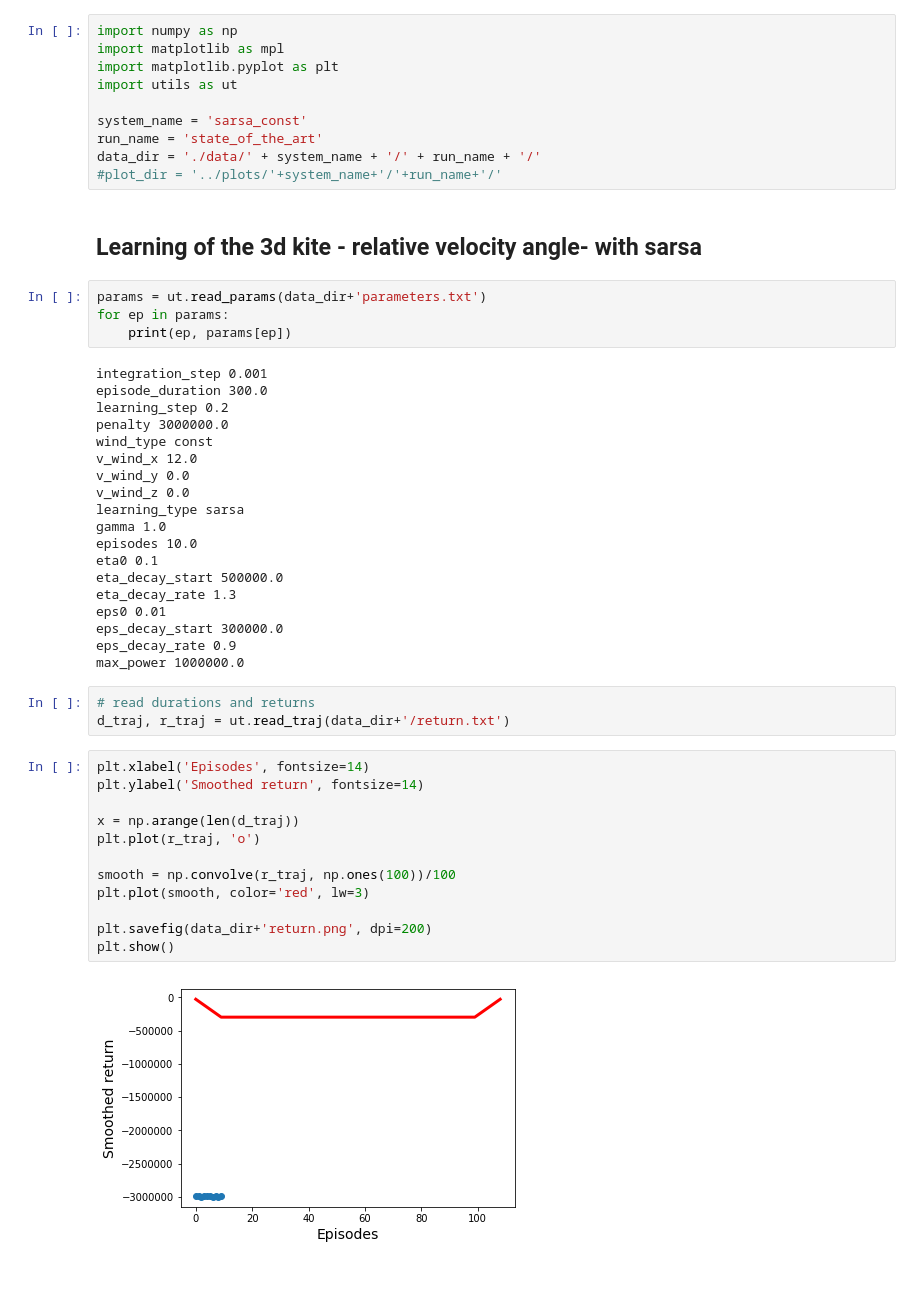
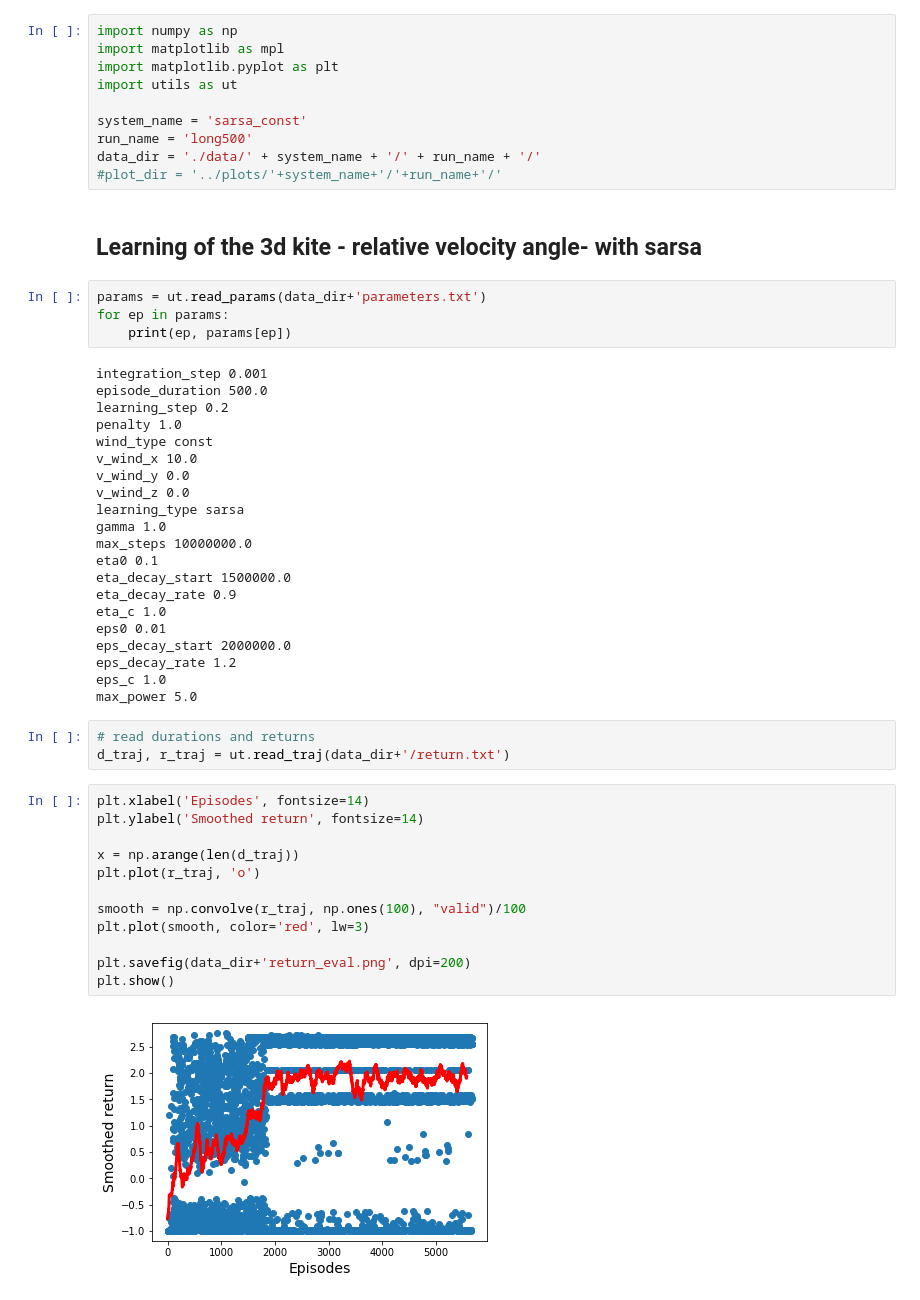
Before and after one commit to lorenzobasile/KiteRL, a Jupyter notebook: analyze_training.ipynb, the cells around one changed output. Drawn from its saved outputs; the diff is of its cells as text.

```diff
--- a/analyze_training.ipynb
+++ b/analyze_training.ipynb
@@ -5,7 +5,7 @@ import matplotlib.pyplot as plt
 import utils as ut
 
 system_name = 'sarsa_const'
-run_name = 'state_of_the_art'
+run_name = 'long500'
 data_dir = './data/' + system_name + '/' + run_name + '/'
 #plot_dir = '../plots/'+system_name+'/'+run_name+'/'
 # %% [markdown]
@@ -16,37 +16,39 @@ for ep in params:
     print(ep, params[ep])
 # %% [output]
 integration_step 0.001
-episode_duration 300.0
+episode_duration 500.0
 learning_step 0.2
-penalty 3000000.0
+penalty 1.0
 wind_type const
-v_wind_x 12.0
+v_wind_x 10.0
 v_wind_y 0.0
 v_wind_z 0.0
 learning_type sarsa
 gamma 1.0
-episodes 10.0
+max_steps 10000000.0
 eta0 0.1
-eta_decay_start 500000.0
-eta_decay_rate 1.3
+eta_decay_start 1500000.0
+eta_decay_rate 0.9
+eta_c 1.0
 eps0 0.01
-eps_decay_start 300000.0
-eps_decay_rate 0.9
-max_power 1000000.0
+eps_decay_start 2000000.0
+eps_decay_rate 1.2
+eps_c 1.0
+max_power 5.0
 # %%
 # read durations and returns
 d_traj, r_traj = ut.read_traj(data_dir+'/return.txt')
 # %%
 plt.xlabel('Episodes', fontsize=14)
 plt.ylabel('Smoothed return', fontsize=14)
 
 x = np.arange(len(d_traj))
 plt.plot(r_traj, 'o')
 
-smooth = np.convolve(r_traj, np.ones(100))/100
+smooth = np.convolve(r_traj, np.ones(100), "valid")/100
 plt.plot(smooth, color='red', lw=3)
 
-plt.savefig(data_dir+'return.png', dpi=200)
+plt.savefig(data_dir+'return_eval.png', dpi=200)
 plt.show()
 # %% [output]
-[figure, old version]
+[figure, new version]
```
Also changed, not shown: parts of 3 cells of this notebook, 2 other files.
